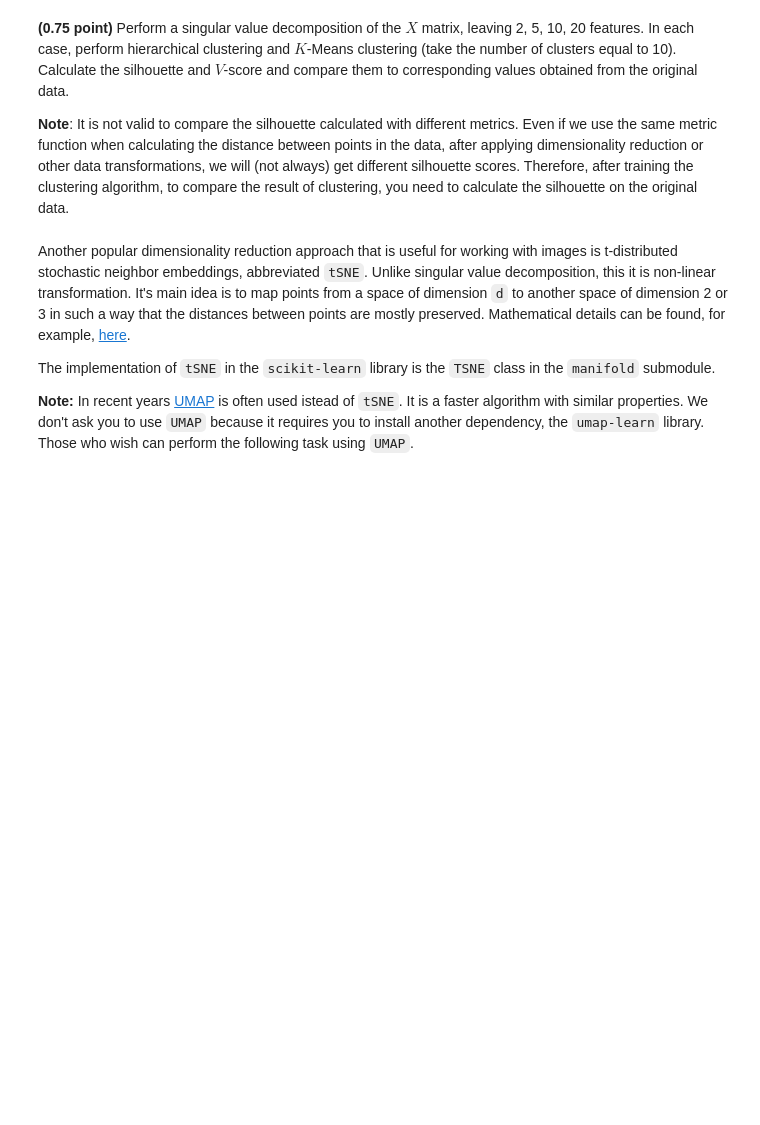
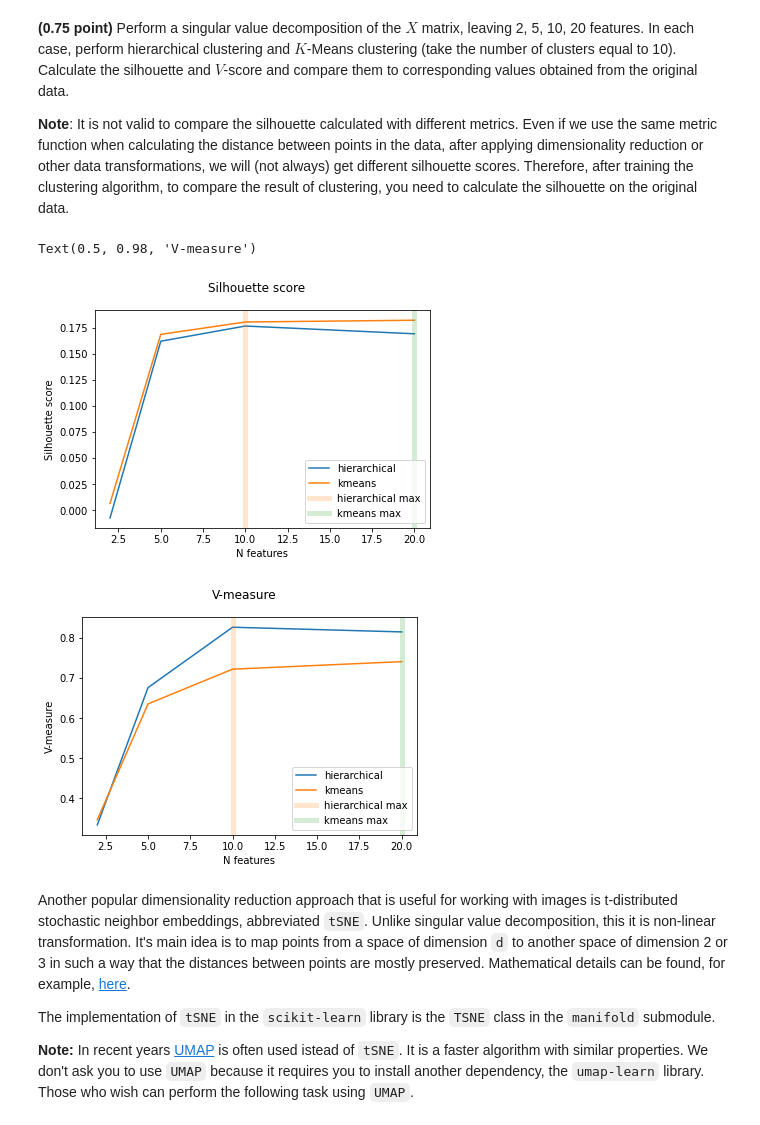
Before and after one commit to zappaz00/8_clustering, a Jupyter notebook: clustering.ipynb, the cells around one changed output. Cells and saved outputs as stored; diff of their text form; code cells hidden in the pictures; blank space fills up the shorter version.

```diff
--- a/clustering.ipynb
+++ b/clustering.ipynb
@@ -330,6 +351,41 @@ The `scikit-learn` module has several implementations of singular value decompos
 **(0.75 point)** Perform a singular value decomposition of the $X$ matrix, leaving 2, 5, 10, 20 features. In each case, perform hierarchical clustering and $K$-Means clustering (take the number of clusters equal to 10). Calculate the silhouette and $V$-score and compare them to corresponding values obtained from the original data.
 
 **Note**: It is not valid to compare the silhouette calculated with different metrics. Even if we use the same metric function when calculating the distance between points in the data, after applying dimensionality reduction or other data transformations, we will (not always) get different silhouette scores. Therefore, after training the clustering algorithm, to compare the result of clustering, you need to calculate the silhouette on the original data.
+# %%
+n_features = [2, 5, 10, 20]
+n_clusters = 10
+hierarchical_model = AgglomerativeClustering(n_clusters=n_clusters)
+kmeans_model = KMeans(n_clusters=n_clusters, random_state=42)
+
+hierarchical_vmeas = np.zeros(len(n_features))
+kmeans_vmeas = np.zeros(len(n_features))
+hierarchical_silhouette = np.zeros(len(n_features))
+kmeans_silhouette = np.zeros(len(n_features))
+
+for n_features_ctr in range(len(n_features)):
+    tSVD = TruncatedSVD(n_components=n_features[n_features_ctr], random_state=42)
+    X_red = tSVD.fit_transform(X)
+
+    hierarchical_labels = hierarchical_model.fit_predict(X_red)
+    kmeans_labels = kmeans_model.fit_predict(X_red)
+
+    hierarchical_silhouette[n_features_ctr] = silhouette_score(X, hierarchical_labels)
+    kmeans_silhouette[n_features_ctr] = silhouette_score(X, kmeans_labels)
+
+    hierarchical_vmeas[n_features_ctr] = calculate_v_measure(y, hierarchical_labels)
+    kmeans_vmeas[n_features_ctr] = calculate_v_measure(y, kmeans_labels)
+
+plt.figure(1)
+plot_clustering_metrics(n_features, hierarchical_silhouette, kmeans_silhouette, 'N features', 'Silhouette score')
+plt.suptitle('TruncatedSVD');
+
+plt.figure(2)
+plot_clustering_metrics(n_features, hierarchical_vmeas, kmeans_vmeas, 'N features', 'V-measure')
+plt.suptitle('TruncatedSVD');
+# %% [output]
+Text(0.5, 0.98, 'V-measure')
+[figure, added]
+[figure, added]
 # %% [markdown]
 Another popular dimensionality reduction approach that is useful for working with images is t-distributed stochastic neighbor embeddings, abbreviated `tSNE`. Unlike singular value decomposition, this it is non-linear transformation. It's main idea is to map points from a space of dimension `d` to another space of dimension 2 or 3 in such a way that the distances between points are mostly preserved. Mathematical details can be found, for example, [here](https://en.wikipedia.org/wiki/T-distributed_stochastic_neighbor_embedding).
 
```
Also changed, not shown: parts of 19 cells of this notebook.
